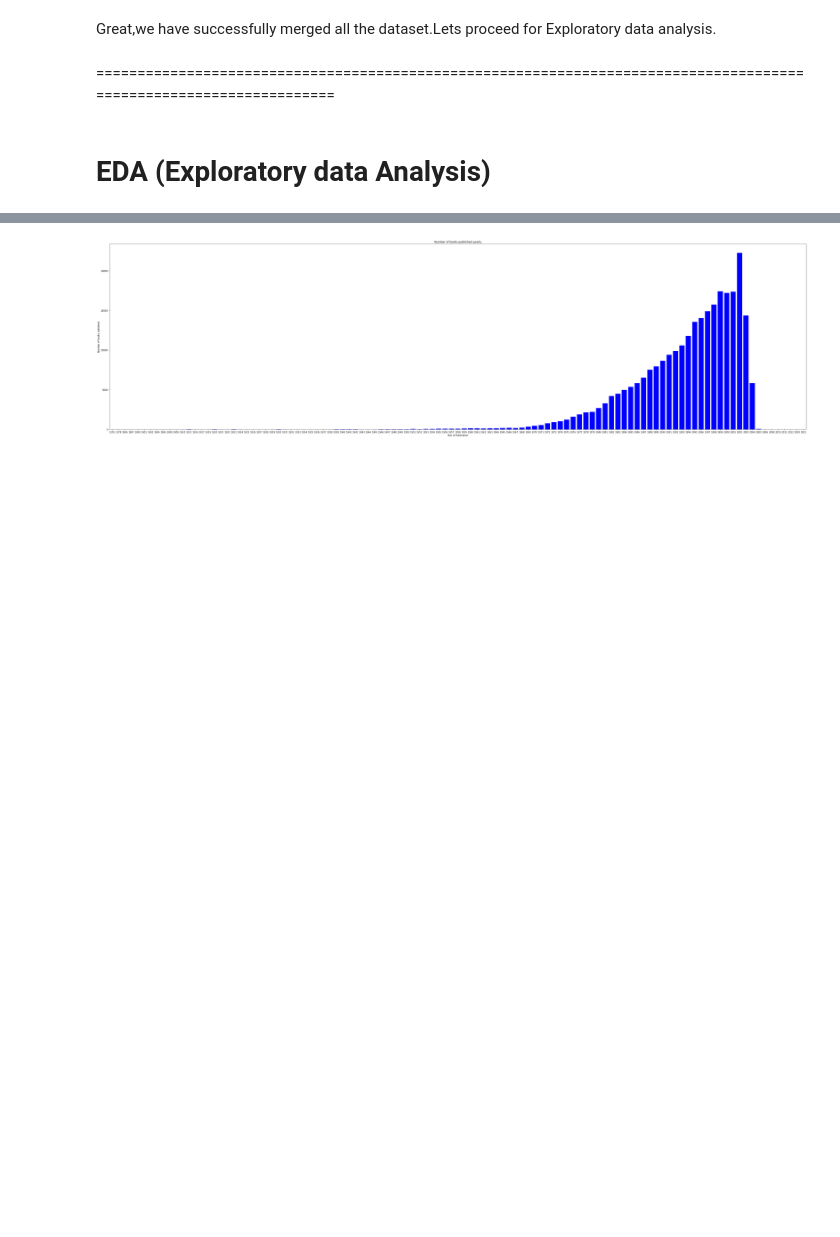
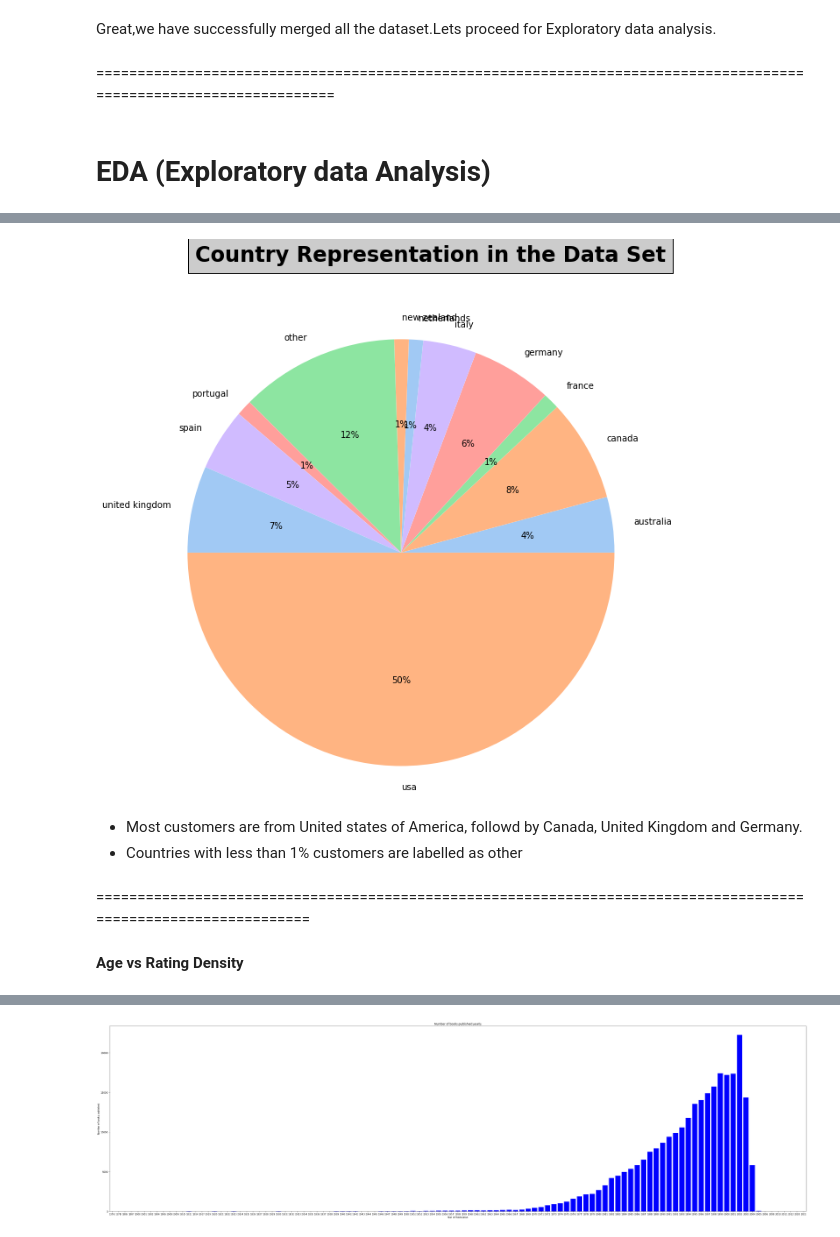
Before and after one commit to Shailendra114/Books-Recommendation-System-Unsupervised-Machine-Learning-, a Jupyter notebook: (Team_Notebook)_Book_Recommendation_System.ipynb, the cells around one changed output, grey strips where cells are left out. Cells and saved outputs as stored; diff of their text form; code cells hidden in the pictures; blank space fills up the shorter version.

```diff
--- a/(Team_Notebook)_Book_Recommendation_System.ipynb
+++ b/(Team_Notebook)_Book_Recommendation_System.ipynb
@@ -1042,0 +1117,10 @@ Great,we have successfully merged all the dataset.Lets proceed for Exploratory d
+# %%
+#Identifying what % of customers are coming from different countries
+df_location = pd.DataFrame(user.Country.value_counts(normalize=True)).reset_index()
+df_location.columns = ['countries','value_counts']
+
+#Labeling countries with low customer % as other
+df_location['countries'] = df_location.apply(lambda x: 'other' if (x['value_counts'] < 0.01 or x['countries'] == '') else x['countries'],axis=1)
+
+#Grouping the customer % from 'other' countries
+df_location = df_location.groupby('countries')['value_counts'].sum().reset_index()
@@ -1042,0 +1144,17 @@ Great,we have successfully merged all the dataset.Lets proceed for Exploratory d
+# %%
+#define Seaborn color palette to use
+colors = sns.color_palette('pastel')[0:5]
+
+#create pie chart
+plt.figure(figsize=(15,8))
+plt.title("Country Representation in the Data Set",bbox={'facecolor':'0.8', 'pad':8},fontsize=24, fontdict={"weight": "bold"},y=1.25,x=0.578)
+f = plt.pie(df_location['value_counts'], labels = df_location['countries'], colors = colors, autopct='%.0f%%',radius=1.4)
+# %% [output]
+[figure, added]
+# %% [markdown]
+* Most customers are from United states of America, followd by Canada, United Kingdom and Germany.
+* Countries with less than 1% customers are labelled as other
+# %% [markdown]
+================================================================================================================
+# %% [markdown]
+**Age vs Rating Density**
```
Also changed, not shown: parts of 55 cells of this notebook.
